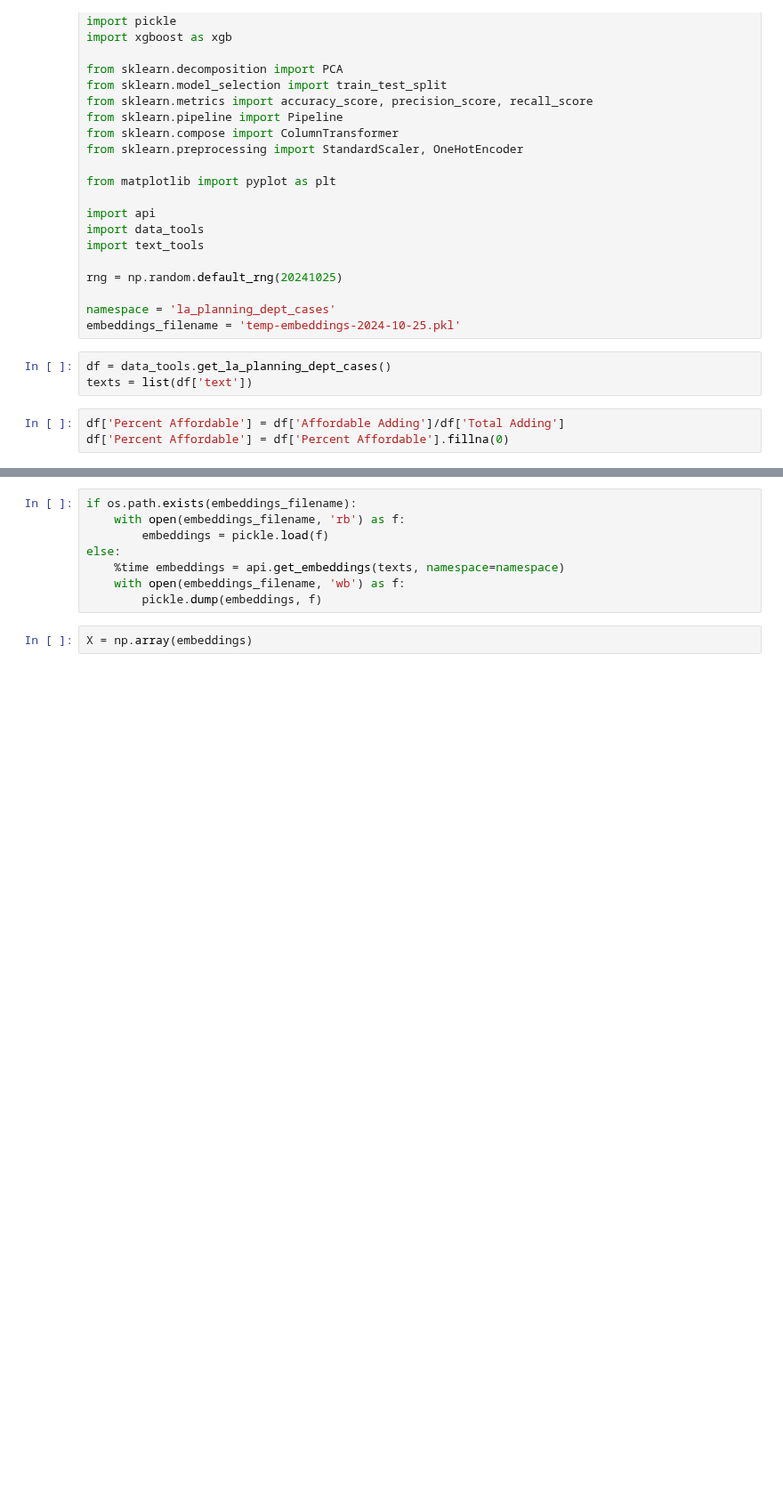
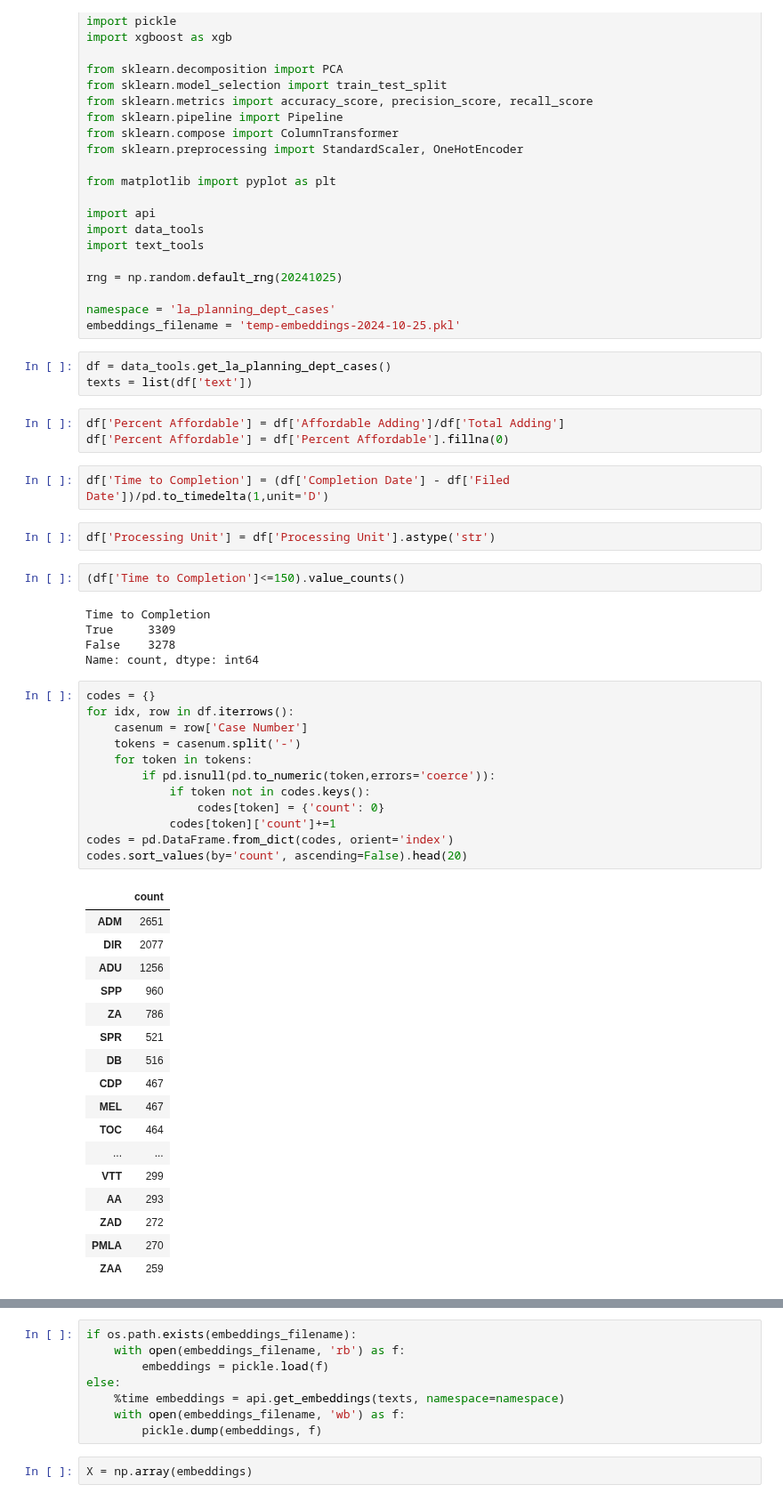
Before and after one commit to ed-kung/lacpc, a Jupyter notebook: src/notebooks/explore_embeddings.ipynb, the cells around one changed output, grey strips where cells are left out. Shown at 89% size. Saved outputs shown, nothing was run; the diff lists cells and outputs as text; blank space fills up the shorter version.

Commit message:
effect of case codes

```diff
--- a/src/notebooks/explore_embeddings.ipynb
+++ b/src/notebooks/explore_embeddings.ipynb
@@ -35,3 +35,44 @@ texts = list(df['text'])
 # %%
 df['Percent Affordable'] = df['Affordable Adding']/df['Total Adding']
 df['Percent Affordable'] = df['Percent Affordable'].fillna(0)
+# %%
+df['Time to Completion'] = (df['Completion Date'] - df['Filed Date'])/pd.to_timedelta(1,unit='D')
+# %%
+df['Processing Unit'] = df['Processing Unit'].astype('str')
+# %%
+(df['Time to Completion']<=150).value_counts()
+# %% [output]
+Time to Completion
+True     3309
+False    3278
+Name: count, dtype: int64
+# %%
+codes = {}
+for idx, row in df.iterrows():
+    casenum = row['Case Number']
+    tokens = casenum.split('-')
+    for token in tokens:
+        if pd.isnull(pd.to_numeric(token,errors='coerce')):
+            if token not in codes.keys():
+                codes[token] = {'count': 0}
+            codes[token]['count']+=1
+codes = pd.DataFrame.from_dict(codes, orient='index')
+codes.sort_values(by='count', ascending=False).head(20)
+# %% [output]
+|  | count |
+| ADM | 2651 |
+| DIR | 2077 |
+| ADU | 1256 |
+| SPP | 960 |
+| ZA | 786 |
+| SPR | 521 |
+| DB | 516 |
+| CDP | 467 |
+| MEL | 467 |
+| TOC | 464 |
+| ... | ... |
+| VTT | 299 |
+| AA | 293 |
+| ZAD | 272 |
+| PMLA | 270 |
+| ZAA | 259 |
```
Also changed, not shown: parts of 6 cells of this notebook, 1 other file.
